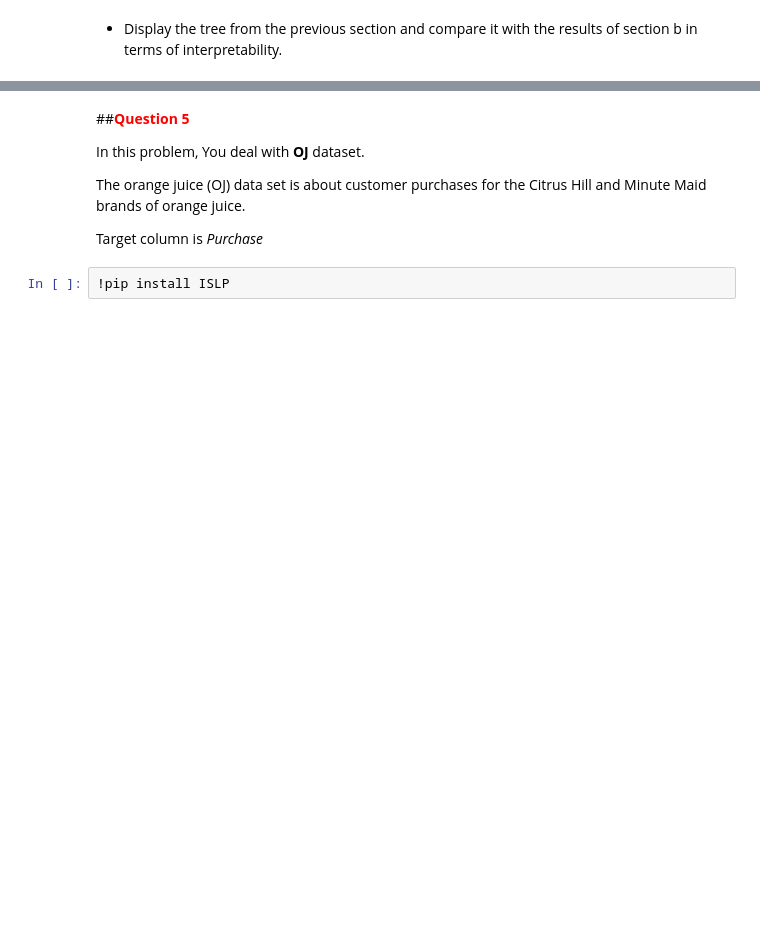
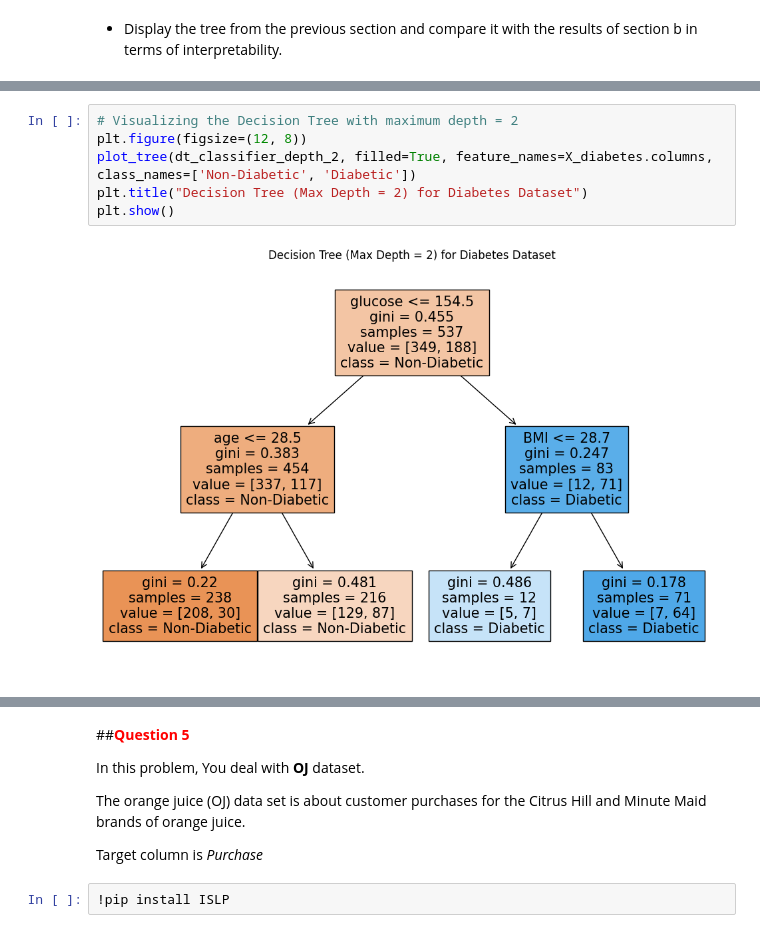
Before and after one commit to peyman886/machine-learning-coursework, a Jupyter notebook: Bahrak 1402-1/HomeWork/HW04/Machine_Learning_HW04.ipynb, the cells around one changed output, grey strips where cells are left out. Drawn from its saved outputs; the diff is of its cells as text; blank space fills up the shorter version.

```diff
--- a/Bahrak 1402-1/HomeWork/HW04/Machine_Learning_HW04.ipynb
+++ b/Bahrak 1402-1/HomeWork/HW04/Machine_Learning_HW04.ipynb
@@ -465,0 +625,8 @@ import pydotplus
+# %%
+# Visualizing the Decision Tree with maximum depth = 2
+plt.figure(figsize=(12, 8))
+plot_tree(dt_classifier_depth_2, filled=True, feature_names=X_diabetes.columns, class_names=['Non-Diabetic', 'Diabetic'])
+plt.title("Decision Tree (Max Depth = 2) for Diabetes Dataset")
+plt.show()
+# %% [output]
+[figure, added]
```
Also changed, not shown: parts of 19 cells of this notebook.
